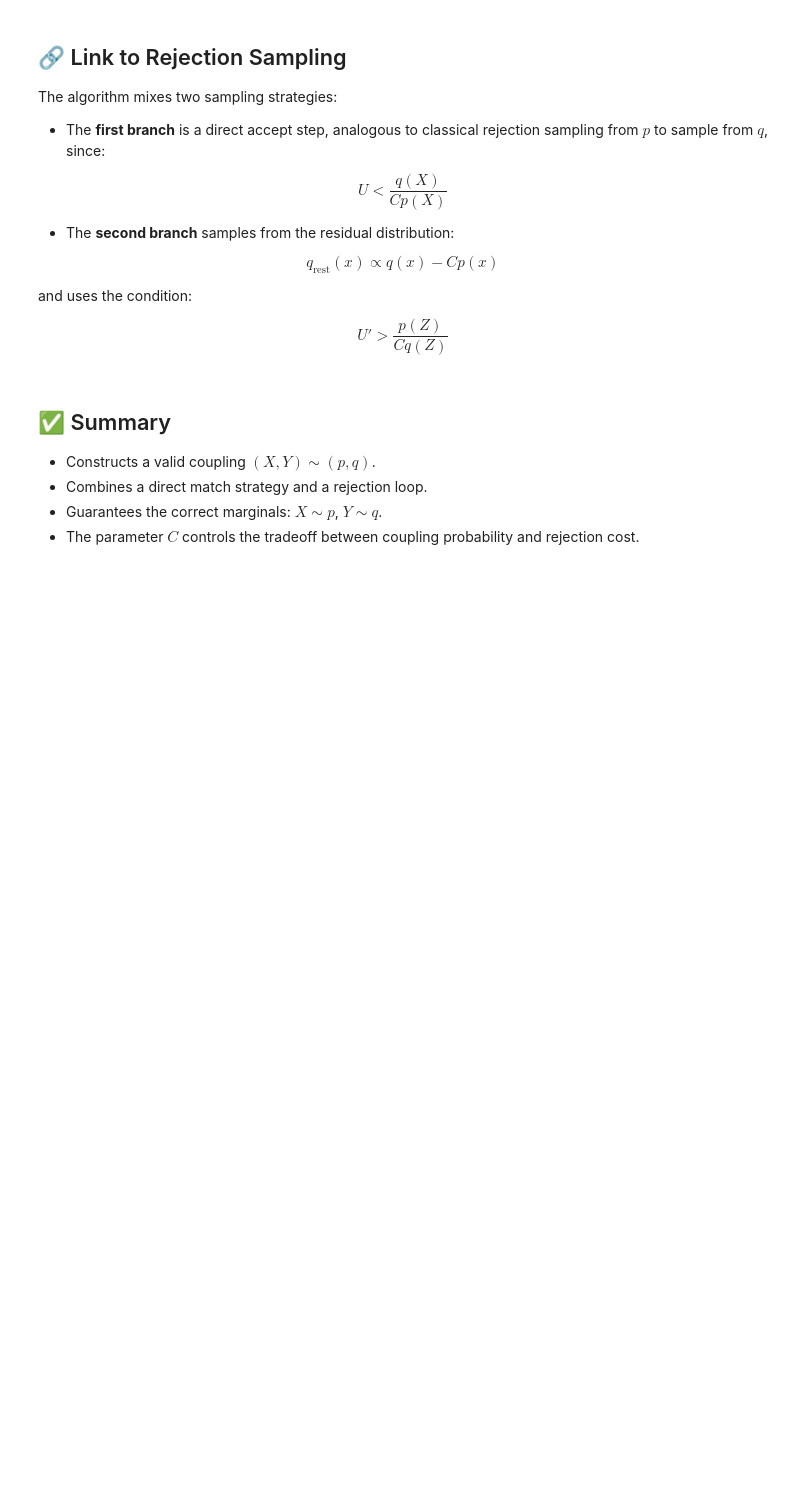
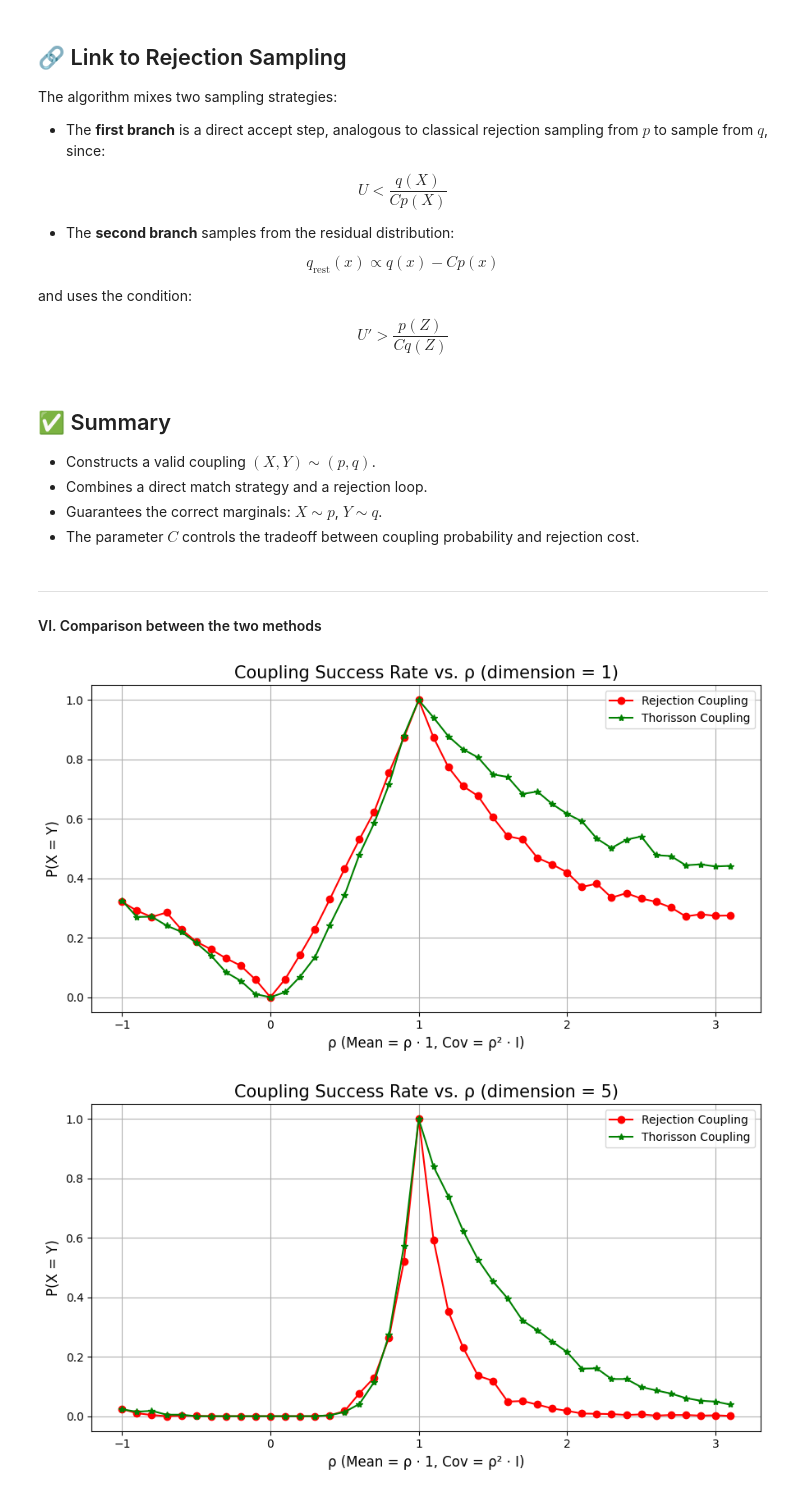
Before and after one commit to pieropls/MCProj-Coupling, a Jupyter notebook: Coupling.ElMamoune.NY.Pelosi.ipynb, the cells around one changed output. Saved outputs shown, nothing was run; the diff lists cells and outputs as text; code cells hidden in the pictures; blank space fills up the shorter version.

Commit message:
ComparisonThoRej

```diff
--- a/Coupling.ElMamoune.NY.Pelosi.ipynb
+++ b/Coupling.ElMamoune.NY.Pelosi.ipynb
@@ -578,3 +578,43 @@ $$
 - Combines a direct match strategy and a rejection loop.
 - Guarantees the correct marginals: $ X \sim p $, $ Y \sim q $.
 - The parameter $ C $ controls the tradeoff between coupling probability and rejection cost.
+# %% [markdown]
+---
+#### VI. Comparison between the two methods
+# %%
+def compare_coupling_methods(dim, N=1000):
+    rho_values = np.arange(-1, 3.2, 0.1)
+    success_rates_rej = []
+    success_rates_tho = []
+
+    mu_X = np.ones(dim)
+    sigma_X = np.eye(dim) if dim > 1 else np.array([[1.0]])
+
+    for rho in rho_values:
+        mu_Y = rho * mu_X
+        sigma_Y = (rho**2) * sigma_X
+
+        rate_rej = run_coupling_test(mu_X, mu_Y, sigma_X, sigma_Y, method="rejection", N=N, display_output=False)
+        rate_tho = run_coupling_test(mu_X, mu_Y, sigma_X, sigma_Y, method="thorisson", N=N, display_output=False)
+
+        success_rates_rej.append(rate_rej)
+        success_rates_tho.append(rate_tho)
+
+    plt.figure(figsize=(9, 5))
+    plt.plot(rho_values, success_rates_rej, marker='o', color='red', label='Rejection Coupling')
+    plt.plot(rho_values, success_rates_tho, marker='*', color='green', label='Thorisson Coupling')
+    plt.title(f"Coupling Success Rate vs. ρ (dimension = {dim})", fontsize=15)
+    plt.xlabel("ρ (Mean = ρ · 1, Cov = ρ² · I)", fontsize=12)
+    plt.ylabel("P(X = Y)", fontsize=12)
+    plt.ylim(-0.05, 1.05)
+    plt.legend()
+    plt.grid(True)
+    plt.tight_layout()
+    plt.show()
+# %%
+compare_coupling_methods(dim=1)
+compare_coupling_methods(dim=5)
+compare_coupling_methods(dim=10)
+# %% [output]
+[figure, added]
+[figure, added]
```
Also changed, not shown: parts of 4 cells of this notebook, 1 other file.
